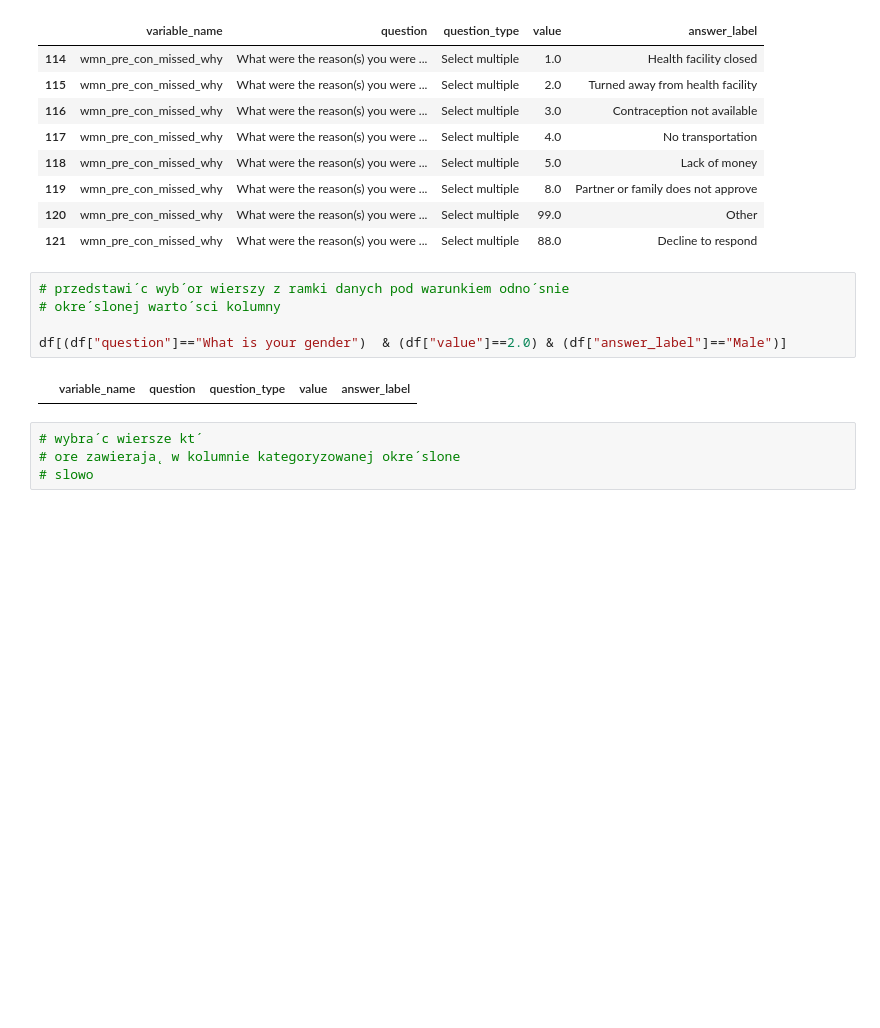
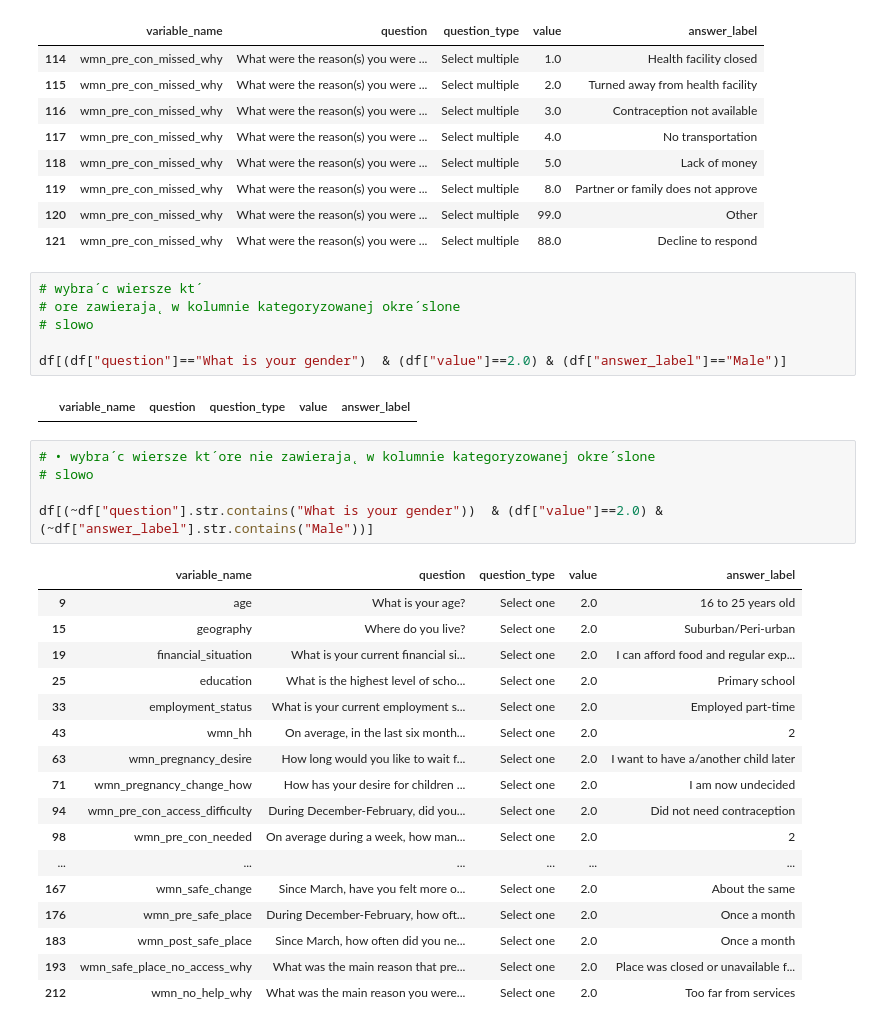
Before and after one commit to hgf700/Lessons_About_Data, a Jupyter notebook: Lab1/Untitled.ipynb, the cells around one changed output. Saved outputs shown, nothing was run; the diff lists cells and outputs as text; blank space fills up the shorter version.

```diff
--- a/Lab1/Untitled.ipynb
+++ b/Lab1/Untitled.ipynb
@@ -189,14 +189,34 @@ df[df["variable_name"]=="wmn_pre_con_missed_why"]
 | 119 | wmn_pre_con_missed_why | What were the reason(s) you were ... | Select multiple | 8.0 | Partner or family does not approve |
 | 120 | wmn_pre_con_missed_why | What were the reason(s) you were ... | Select multiple | 99.0 | Other |
 | 121 | wmn_pre_con_missed_why | What were the reason(s) you were ... | Select multiple | 88.0 | Decline to respond |
-# %%
-# przedstawi´c wyb´or wierszy z ramki danych pod warunkiem odno´snie
-# okre´slonej warto´sci kolumny
-
-df[(df["question"]=="What is your gender")  & (df["value"]==2.0) & (df["answer_label"]=="Male")]
-# %% [output]
-|  | variable_name | question | question_type | value | answer_label |
 # %%
 # wybra´c wiersze kt´
 # ore zawieraja˛ w kolumnie kategoryzowanej okre´slone
 # slowo
+
+df[(df["question"]=="What is your gender")  & (df["value"]==2.0) & (df["answer_label"]=="Male")]
+# %% [output]
+|  | variable_name | question | question_type | value | answer_label |
+# %%
+# • wybra´c wiersze kt´ore nie zawieraja˛ w kolumnie kategoryzowanej okre´slone
+# slowo
+
+df[(~df["question"].str.contains("What is your gender"))  & (df["value"]==2.0) & (~df["answer_label"].str.contains("Male"))]
+# %% [output]
+|  | variable_name | question | question_type | value | answer_label |
+| 9 | age | What is your age? | Select one | 2.0 | 16 to 25 years old |
+| 15 | geography | Where do you live? | Select one | 2.0 | Suburban/Peri-urban |
+| 19 | financial_situation | What is your current financial si... | Select one | 2.0 | I can afford food and regular exp... |
+| 25 | education | What is the highest level of scho... | Select one | 2.0 | Primary school |
+| 33 | employment_status | What is your current employment s... | Select one | 2.0 | Employed part-time |
+| 43 | wmn_hh | On average, in the last six month... | Select one | 2.0 | 2 |
+| 63 | wmn_pregnancy_desire | How long would you like to wait f... | Select one | 2.0 | I want to have a/another child later |
+| 71 | wmn_pregnancy_change_how | How has your desire for children ... | Select one | 2.0 | I am now undecided |
+| 94 | wmn_pre_con_access_difficulty | During December-February, did you... | Select one | 2.0 | Did not need contraception |
+| 98 | wmn_pre_con_needed | On average during a week, how man... | Select one | 2.0 | 2 |
+| ... | ... | ... | ... | ... | ... |
+| 167 | wmn_safe_change | Since March, have you felt more o... | Select one | 2.0 | About the same |
+| 176 | wmn_pre_safe_place | During December-February, how oft... | Select one | 2.0 | Once a month |
+| 183 | wmn_post_safe_place | Since March, how often did you ne... | Select one | 2.0 | Once a month |
+| 193 | wmn_safe_place_no_access_why | What was the main reason that pre... | Select one | 2.0 | Place was closed or unavailable f... |
+| 212 | wmn_no_help_why | What was the main reason you were... | Select one | 2.0 | Too far from services |
```
Also changed, not shown: parts of 10 cells of this notebook, 1 other file.
